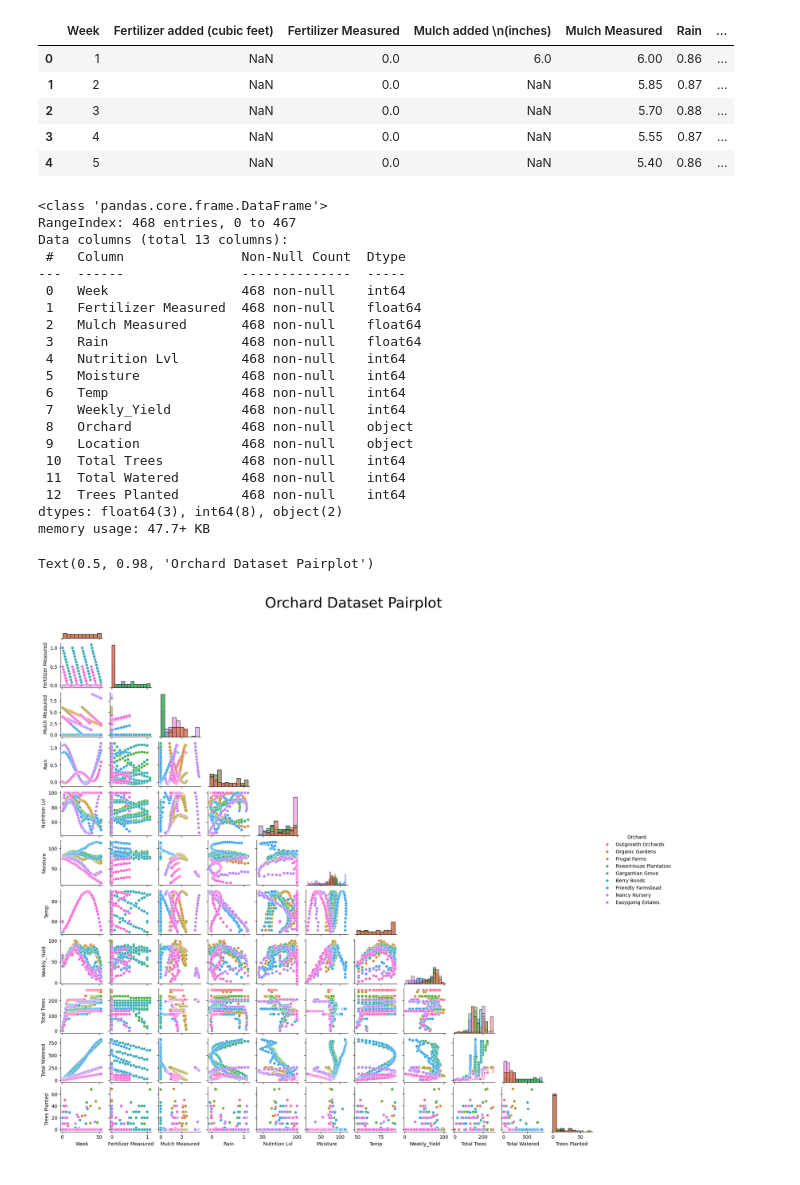
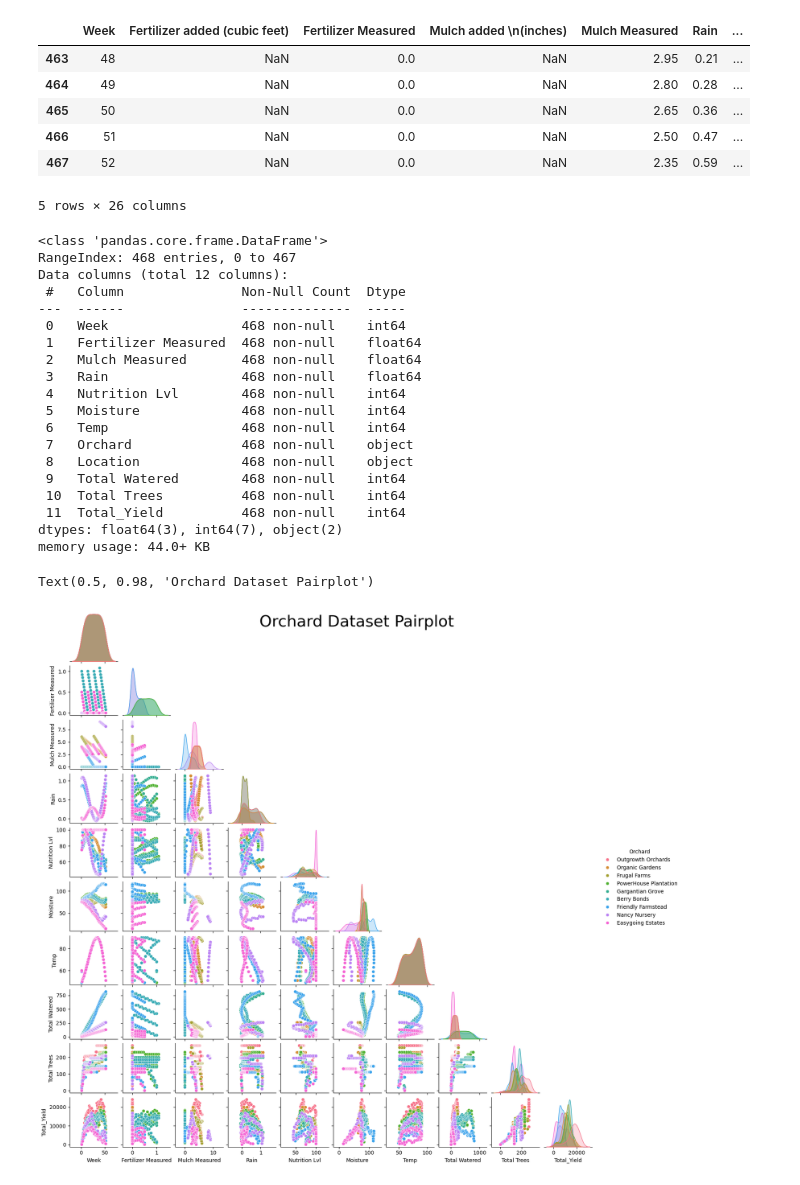
Before and after one commit to tsulthar/OrchardAnalysisTakeHome, a Jupyter notebook: OrchardAnalysis.ipynb, the cells around one changed output. Cells and saved outputs as stored; diff of their text form; code cells hidden in the pictures.

```diff
--- a/OrchardAnalysis.ipynb
+++ b/OrchardAnalysis.ipynb
@@ -7,26 +7,27 @@ import statsmodels.api as sm
 import numpy as np
 # %%
 #import data
-OrchardInfo = pd.read_csv("VeganBerry_Orchard_RawData.csv")
+OrchardInfo = pd.read_csv("VeganBerry_Orchard_Updated_Per_Tree.csv")
 # %%
 #data review
-OrchardInfo.head()
+OrchardInfo.tail()
 # %% [output]
 |  | Week | Fertilizer added (cubic feet) | Fertilizer Measured | Mulch added \n(inches) | Mulch Measured | Rain | ... |
-| 0 | 1 | NaN | 0.0 | 6.0 | 6.00 | 0.86 | ... |
-| 1 | 2 | NaN | 0.0 | NaN | 5.85 | 0.87 | ... |
-| 2 | 3 | NaN | 0.0 | NaN | 5.70 | 0.88 | ... |
-| 3 | 4 | NaN | 0.0 | NaN | 5.55 | 0.87 | ... |
-| 4 | 5 | NaN | 0.0 | NaN | 5.40 | 0.86 | ... |
+| 463 | 48 | NaN | 0.0 | NaN | 2.95 | 0.21 | ... |
+| 464 | 49 | NaN | 0.0 | NaN | 2.80 | 0.28 | ... |
+| 465 | 50 | NaN | 0.0 | NaN | 2.65 | 0.36 | ... |
+| 466 | 51 | NaN | 0.0 | NaN | 2.50 | 0.47 | ... |
+| 467 | 52 | NaN | 0.0 | NaN | 2.35 | 0.59 | ... |
+5 rows × 26 columns
 # %%
 #Transform to df
-Orchard = OrchardInfo[["Week","Fertilizer Measured","Mulch Measured","Rain","Nutrition Lvl","Moisture","Temp","Weekly_Yield","Orchard","Location","Total Trees","Total Watered","Trees Planted"]]
+Orchard = OrchardInfo[["Week","Fertilizer Measured","Mulch Measured","Rain","Nutrition Lvl","Moisture","Temp","Orchard","Location","Total Watered","Total Trees","Total_Yield"]]
 Orchard= Orchard.apply(lambda x: x.str.strip() if x.dtype == "object" else x)
 Orchard.info()
 # %% [output]
 <class 'pandas.core.frame.DataFrame'>
 RangeIndex: 468 entries, 0 to 467
-Data columns (total 13 columns):
+Data columns (total 12 columns):
  #   Column               Non-Null Count  Dtype
 ---  ------               --------------  -----
  0   Week                 468 non-null    int64
@@ -36,14 +37,13 @@ Data columns (total 13 columns):
  4   Nutrition Lvl        468 non-null    int64
  5   Moisture             468 non-null    int64
  6   Temp                 468 non-null    int64
- 7   Weekly_Yield         468 non-null    int64
- 8   Orchard              468 non-null    object
- 9   Location             468 non-null    object
+ 7   Orchard              468 non-null    object
+ 8   Location             468 non-null    object
+ 9   Total Watered        468 non-null    int64
  10  Total Trees          468 non-null    int64
- 11  Total Watered        468 non-null    int64
- 12  Trees Planted        468 non-null    int64
-dtypes: float64(3), int64(8), object(2)
-memory usage: 47.7+ KB
+ 11  Total_Yield          468 non-null    int64
+dtypes: float64(3), int64(7), object(2)
+memory usage: 44.0+ KB
 # %%
 #df for individual orchard/farm
 groups = Orchard.groupby('Orchard')
@@ -62,12 +62,12 @@ Nancy_Nursery= category_dfs['Nancy Nursery']
 Easygoing_Estates= category_dfs['Easygoing Estates']
 # %%
 #pairplot of all variables broken down by orchard name
-OrchardPlot = sns.pairplot(Orchard, corner=True, palette = 'husl', hue = "Orchard", height = 1.5, diag_kind="hist")
+OrchardPlot = sns.pairplot(Orchard, corner = True, palette = 'husl', hue = "Orchard", height = 1.5)
 # for title
 OrchardPlot.fig.suptitle('Orchard Dataset Pairplot',fontsize = 30)
 # %% [output]
 Text(0.5, 0.98, 'Orchard Dataset Pairplot')
-[figure, old version]
+[figure, new version]
 # %%
 #individual columns for each parameter
 Mulch_Measured= Orchard['Mulch Measured']
```
Also changed, not shown: parts of 12 cells of this notebook.
